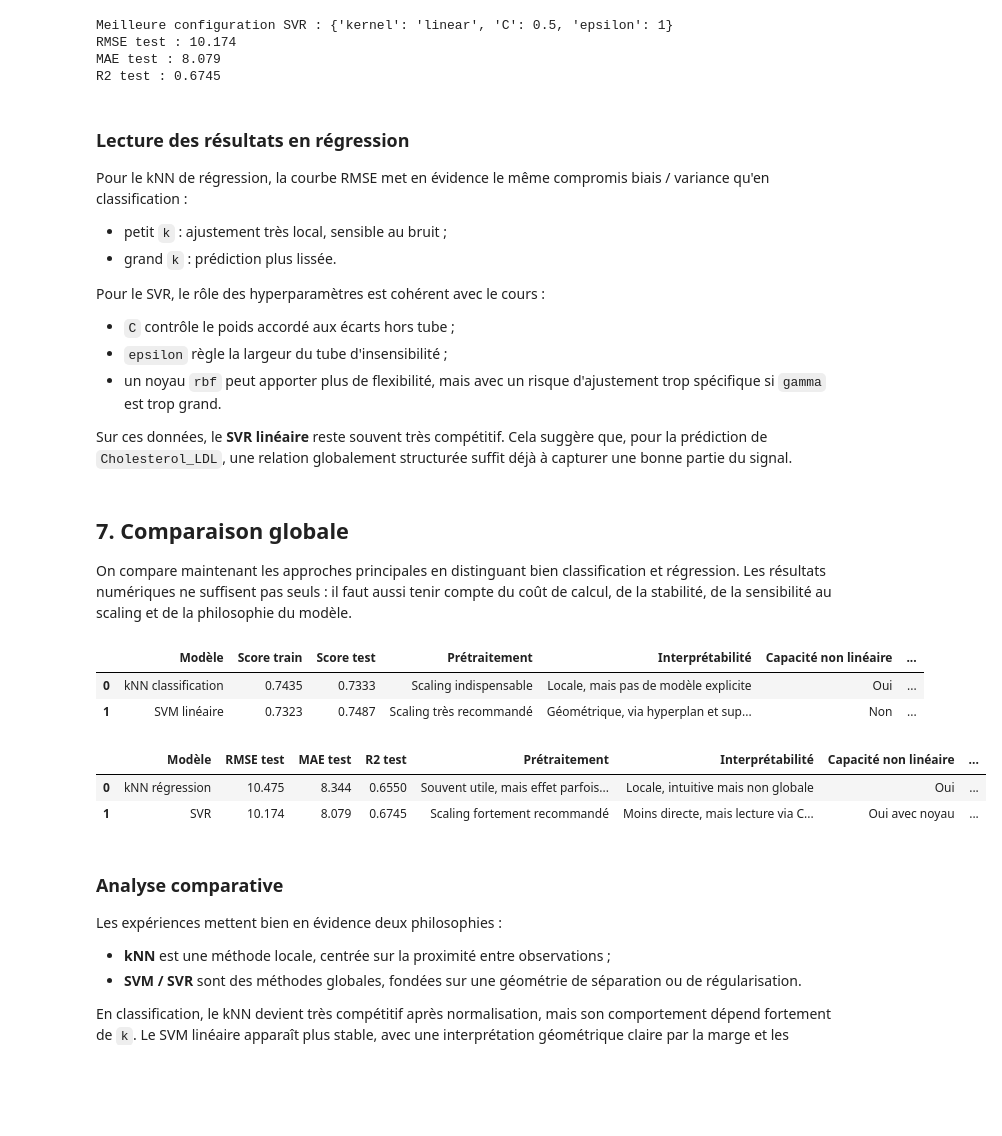
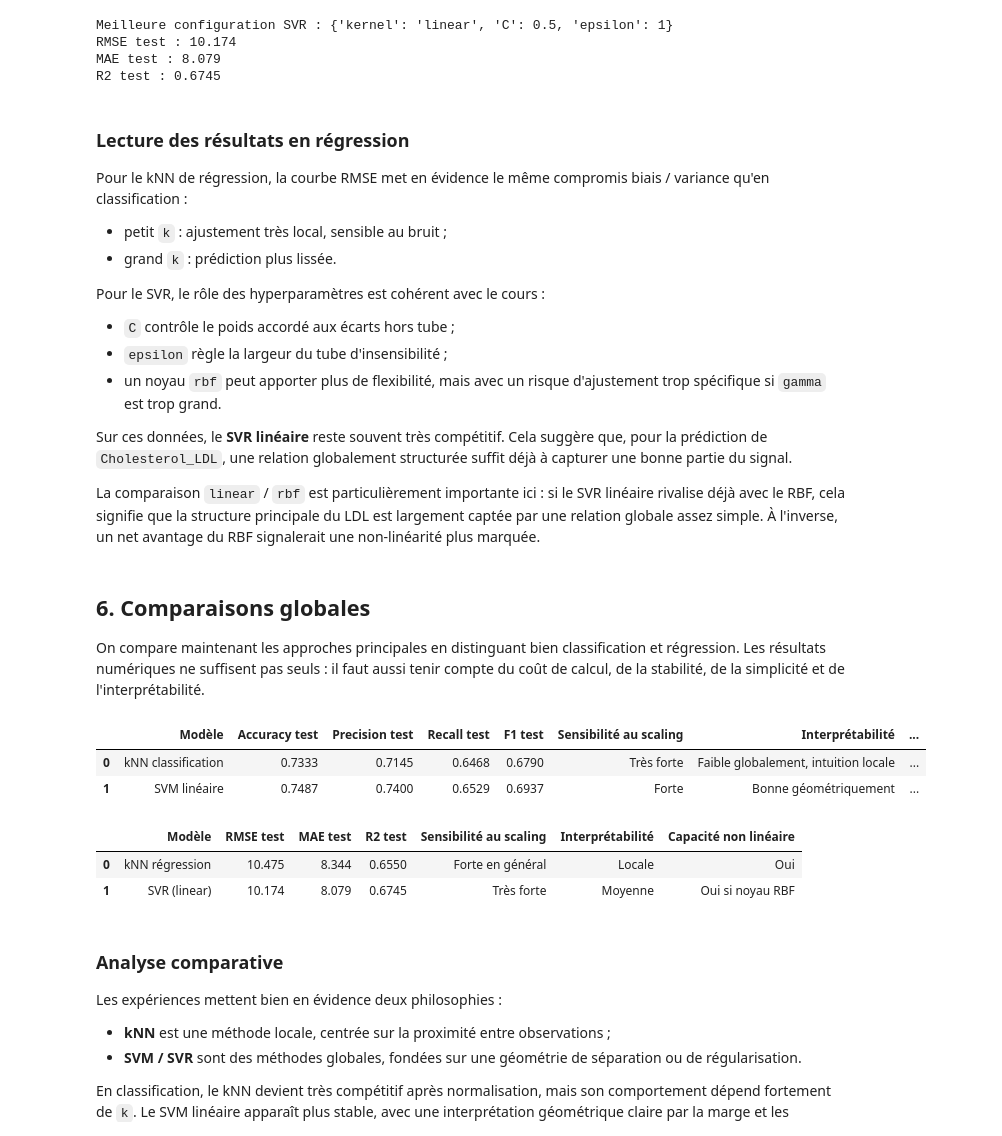
Before and after one commit to corentinbrand/ML-project, a Jupyter notebook: analyses_python/kNN_SVM_gus.ipynb, the cells around one changed output. Cells and saved outputs as stored; diff of their text form; code cells hidden in the pictures; blank space fills up the shorter version.

```diff
--- a/analyses_python/kNN_SVM_gus.ipynb
+++ b/analyses_python/kNN_SVM_gus.ipynb
@@ -636,3 +696,27 @@ kernel_df
 | 2 | rbf | {'C': 2, 'gamma': 'scale'} | 0.8093 | 0.718 | 2017 |
 | 3 | rbf | {'C': 1, 'gamma': 0.1} | 0.8270 | 0.713 | 2186 |
 | 4 | poly | {'C': 1, 'degree': 2, 'gamma': 's... | 0.6887 | 0.721 | 2422 |
+# %%
+gamma_rows = []
+for gamma in [0.001, 0.01, 0.1, 1]:
+    model = SVC(kernel='rbf', C=1, gamma=gamma)
+    model.fit(Xc_sub_fit_s, yc_sub_fit)
+    gamma_rows.append({
+        'gamma': gamma,
+        'score_fit': model.score(Xc_sub_fit_s, yc_sub_fit),
+        'score_validation': model.score(Xc_sub_val_s, yc_sub_val),
+    })
+
+gamma_df = pd.DataFrame(gamma_rows)
+
+plt.figure(figsize=(8, 4))
+plt.plot(gamma_df['gamma'], gamma_df['score_fit'], marker='o', label='Score fit')
+plt.plot(gamma_df['gamma'], gamma_df['score_validation'], marker='o', label='Score validation')
+plt.xscale('log')
+plt.xlabel('gamma')
+plt.ylabel('Accuracy')
+plt.title('SVM RBF : influence de gamma')
+plt.legend()
+plt.show()
+
+gamma_df
@@ -870,64 +987,66 @@ Pour le SVR, le rôle des hyperparamètres est cohérent avec le cours :
 - un noyau `rbf` peut apporter plus de flexibilité, mais avec un risque d'ajustement trop spécifique si `gamma` est trop grand.
 
 Sur ces données, le **SVR linéaire** reste souvent très compétitif. Cela suggère que, pour la prédiction de `Cholesterol_LDL`, une relation globalement structurée suffit déjà à capturer une bonne partie du signal.
+
+La comparaison `linear` / `rbf` est particulièrement importante ici : si le SVR linéaire rivalise déjà avec le RBF, cela signifie que la structure principale du LDL est largement captée par une relation globale assez simple. À l'inverse, un net avantage du RBF signalerait une non-linéarité plus marquée.
 # %% [markdown]
-## 7. Comparaison globale
+## 6. Comparaisons globales
 
-On compare maintenant les approches principales en distinguant bien classification et régression. Les résultats numériques ne suffisent pas seuls : il faut aussi tenir compte du coût de calcul, de la stabilité, de la sensibilité au scaling et de la philosophie du modèle.
+On compare maintenant les approches principales en distinguant bien classification et régression. Les résultats numériques ne suffisent pas seuls : il faut aussi tenir compte du coût de calcul, de la stabilité, de la simplicité et de l'interprétabilité.
 # %%
 classification_results = pd.DataFrame([
     {
         'Modèle': 'kNN classification',
-        'Score train': round(knn_class_final.score(Xc_train_scaled, yc_train), 4),
-        'Score test': round(knn_class_final.score(Xc_test_scaled, yc_test), 4),
-        'Prétraitement': 'Scaling indispensable',
-        'Interprétabilité': 'Locale, mais pas de modèle explicite',
+        'Accuracy test': round(accuracy_score(yc_test, knn_class_final.predict(Xc_test_scaled)), 4),
+        'Precision test': round(precision_score(yc_test, knn_class_final.predict(Xc_test_scaled)), 4),
+        'Recall test': round(recall_score(yc_test, knn_class_final.predict(Xc_test_scaled)), 4),
+        'F1 test': round(f1_score(yc_test, knn_class_final.predict(Xc_test_scaled)), 4),
+        'Sensibilité au scaling': 'Très forte',
+        'Interprétabilité': 'Faible globalement, intuition locale',
         'Capacité non linéaire': 'Oui',
-        'Limite principale': 'Sensibilité à la dimension et au choix de k',
     },
     {
         'Modèle': 'SVM linéaire',
-        'Score train': round(svm_linear_final.score(Xc_sub_fit_s, yc_sub_fit), 4),
-        'Score test': round(svm_linear_final.score(Xc_test_svm_s, yc_test), 4),
-        'Prétraitement': 'Scaling très recommandé',
-        'Interprétabilité': 'Géométrique, via hyperplan et supports',
+        'Accuracy test': round(accuracy_score(yc_test, svm_linear_final.predict(Xc_test_svm_s)), 4),
+        'Precision test': round(precision_score(yc_test, svm_linear_final.predict(Xc_test_svm_s)), 4),
+        'Recall test': round(recall_score(yc_test, svm_linear_final.predict(Xc_test_svm_s)), 4),
+        'F1 test': round(f1_score(yc_test, svm_linear_final.predict(Xc_test_svm_s)), 4),
+        'Sensibilité au scaling': 'Forte',
+        'Interprétabilité': 'Bonne géométriquement',
         'Capacité non linéaire': 'Non',
-        'Limite principale': 'Peut manquer de flexibilité si la frontière est très non linéaire',
     },
 ])
 classification_results
 # %% [output]
-|  | Modèle | Score train | Score test | Prétraitement | Interprétabilité | Capacité non linéaire | ... |
-| 0 | kNN classification | 0.7435 | 0.7333 | Scaling indispensable | Locale, mais pas de modèle explicite | Oui | ... |
-| 1 | SVM linéaire | 0.7323 | 0.7487 | Scaling très recommandé | Géométrique, via hyperplan et sup... | Non | ... |
+|  | Modèle | Accuracy test | Precision test | Recall test | F1 test | Sensibilité au scaling | Interprétabilité | ... |
+| 0 | kNN classification | 0.7333 | 0.7145 | 0.6468 | 0.6790 | Très forte | Faible globalement, intuition locale | ... |
+| 1 | SVM linéaire | 0.7487 | 0.7400 | 0.6529 | 0.6937 | Forte | Bonne géométriquement | ... |
 # %%
 regression_results = pd.DataFrame([
     {
         'Modèle': 'kNN régression',
         'RMSE test': round(mean_squared_error(yr_test, knn_reg_pred) ** 0.5, 3),
         'MAE test': round(mean_absolute_error(yr_test, knn_reg_pred), 3),
         'R2 test': round(r2_score(yr_test, knn_reg_pred), 4),
-        'Prétraitement': 'Souvent utile, mais effet parfois nuancé',
-        'Interprétabilité': 'Locale, intuitive mais non globale',
+        'Sensibilité au scaling': 'Forte en général',
+        'Interprétabilité': 'Locale',
         'Capacité non linéaire': 'Oui',
-        'Limite principale': 'Coût prédictif et sensibilité au voisinage',
     },
     {
-        'Modèle': 'SVR',
+        'Modèle': f'SVR ({best_kernel})',
         'RMSE test': round(mean_squared_error(yr_test, svr_pred) ** 0.5, 3),
         'MAE test': round(mean_absolute_error(yr_test, svr_pred), 3),
         'R2 test': round(r2_score(yr_test, svr_pred), 4),
-        'Prétraitement': 'Scaling fortement recommandé',
-        'Interprétabilité': 'Moins directe, mais lecture via C/epsilon/kernel',
-        'Capacité non linéaire': 'Oui avec noyau',
-        'Limite principale': 'Réglage des hyperparamètres plus délicat',
+        'Sensibilité au scaling': 'Très forte',
+        'Interprétabilité': 'Moyenne',
+        'Capacité non linéaire': 'Oui si noyau RBF',
     },
 ])
 regression_results
 # %% [output]
-|  | Modèle | RMSE test | MAE test | R2 test | Prétraitement | Interprétabilité | Capacité non linéaire | ... |
-| 0 | kNN régression | 10.475 | 8.344 | 0.6550 | Souvent utile, mais effet parfois... | Locale, intuitive mais non globale | Oui | ... |
-| 1 | SVR | 10.174 | 8.079 | 0.6745 | Scaling fortement recommandé | Moins directe, mais lecture via C... | Oui avec noyau | ... |
+|  | Modèle | RMSE test | MAE test | R2 test | Sensibilité au scaling | Interprétabilité | Capacité non linéaire |
+| 0 | kNN régression | 10.475 | 8.344 | 0.6550 | Forte en général | Locale | Oui |
+| 1 | SVR (linear) | 10.174 | 8.079 | 0.6745 | Très forte | Moyenne | Oui si noyau RBF |
 # %% [markdown]
 ### Analyse comparative
 
```
Also changed, not shown: parts of 14 cells of this notebook.
